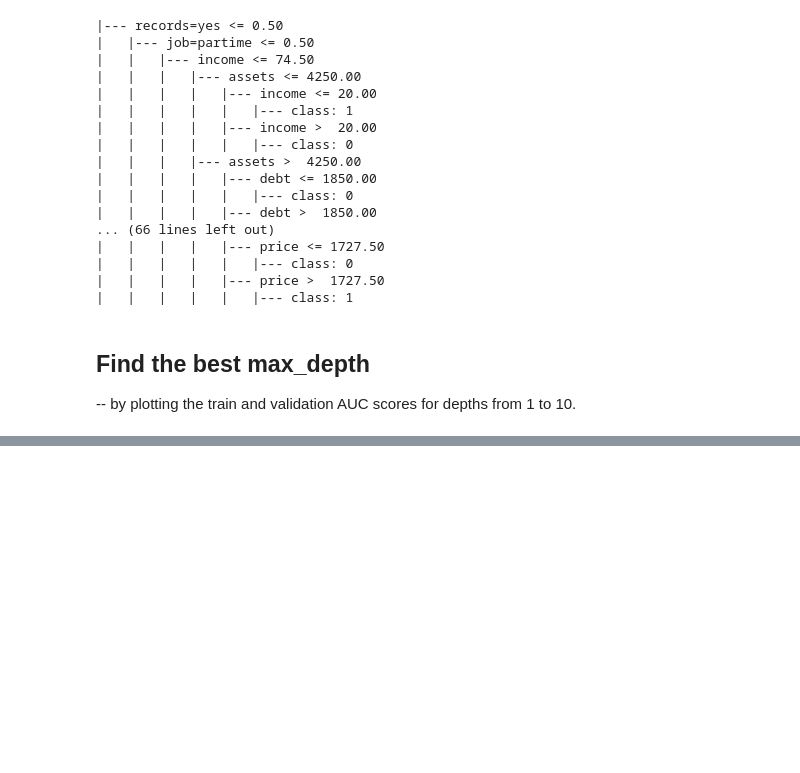
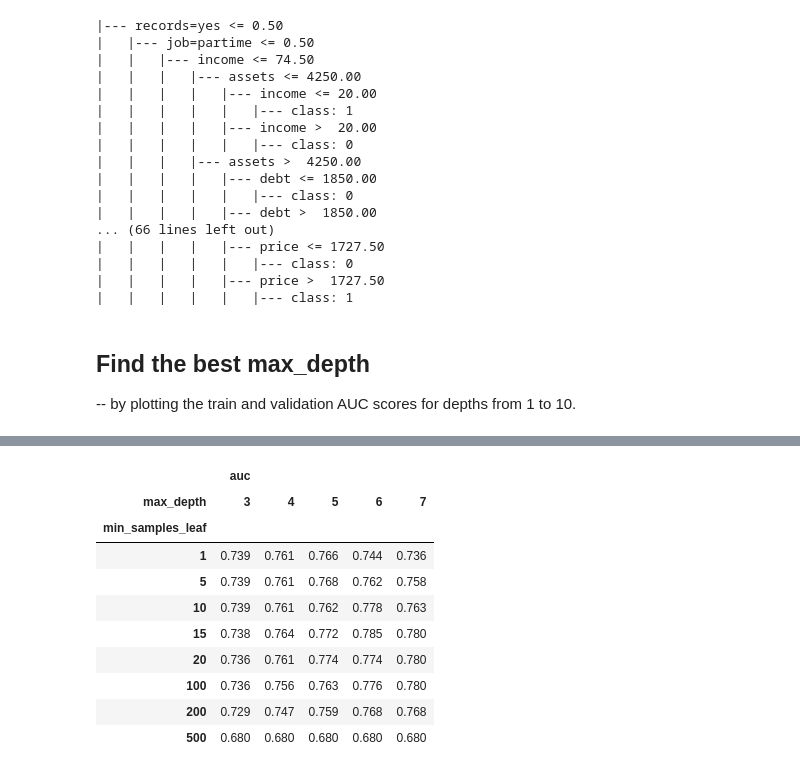
Before and after one commit to Ishigami-suhlaing/mlzoomcamp_practice, a Jupyter notebook: section6/code/credit_risk_scoring.ipynb, the cells around one changed output, grey strips where cells are left out. Cells and saved outputs as stored; diff of their text form; code cells hidden in the pictures; blank space fills up the shorter version.

```diff
--- a/section6/code/credit_risk_scoring.ipynb
+++ b/section6/code/credit_risk_scoring.ipynb
@@ -315,0 +355,18 @@ dtype: float64
+# %%
+columns = ['max_depth', 'min_samples_leaf', 'auc']
+df_scores = pd.DataFrame(scores, columns=columns)
+
+df_scores_pivot = df_scores.pivot(index='min_samples_leaf', columns=['max_depth'], values=['auc'])
+df_scores_pivot.round(3)
+# %% [output]
+|  | auc |  |  |  |  |
+| max_depth | 3 | 4 | 5 | 6 | 7 |
+| min_samples_leaf |  |  |  |  |  |
+| 1 | 0.739 | 0.761 | 0.766 | 0.744 | 0.736 |
+| 5 | 0.739 | 0.761 | 0.768 | 0.762 | 0.758 |
+| 10 | 0.739 | 0.761 | 0.762 | 0.778 | 0.763 |
+| 15 | 0.738 | 0.764 | 0.772 | 0.785 | 0.780 |
+| 20 | 0.736 | 0.761 | 0.774 | 0.774 | 0.780 |
+| 100 | 0.736 | 0.756 | 0.763 | 0.776 | 0.780 |
+| 200 | 0.729 | 0.747 | 0.759 | 0.768 | 0.768 |
+| 500 | 0.680 | 0.680 | 0.680 | 0.680 | 0.680 |
```
Also changed, not shown: parts of 10 cells of this notebook.
